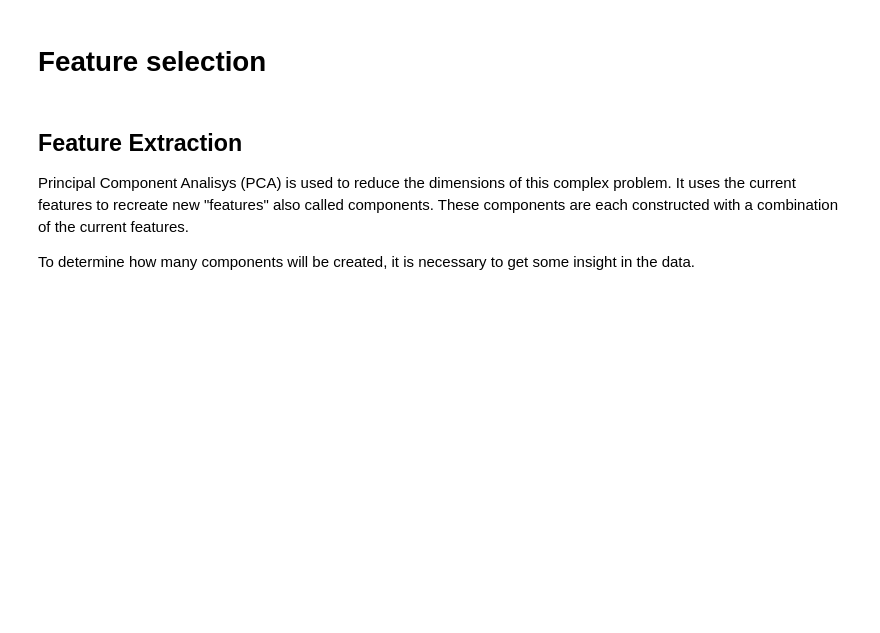
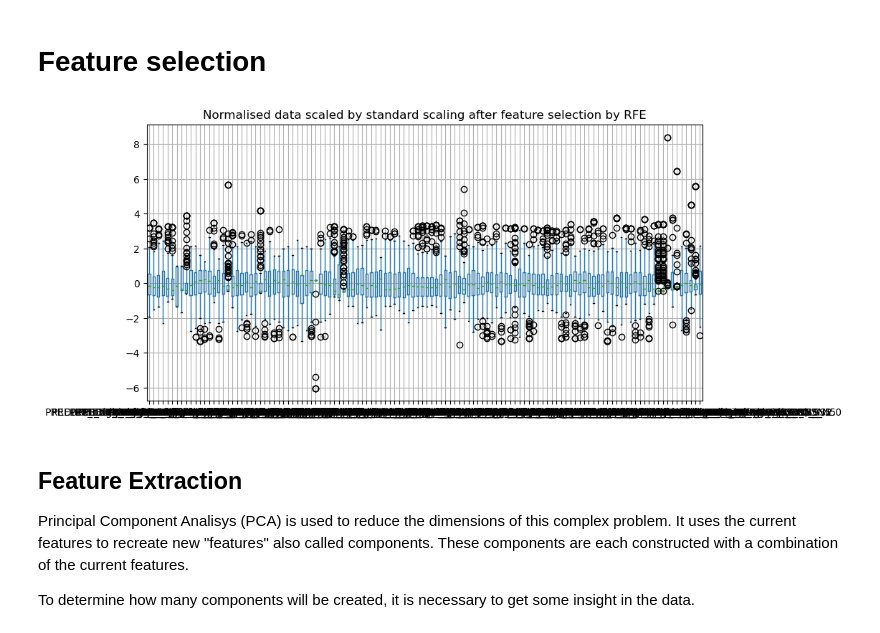
Before and after one commit to dpasqualini/TM10007_G16, a Jupyter notebook: assignment.ipynb, the cells around one changed output. Drawn from its saved outputs; the diff is of its cells as text; code cells hidden in the pictures; blank space fills up the shorter version.

Commit message:
Added function for feature selection and tried to fix pipeline

```diff
--- a/assignment.ipynb
+++ b/assignment.ipynb
@@ -160,6 +160,20 @@ def plt_lda(df_features, labels):
 
     return plt.show()
 
+def feature_selection(X_norm, y_d):
+    ''' This function selects 115 features from all the features because the ROC curves showed that
+    using 115 features is good for all three classfiers, furthermore it is close to 1/4th of the freatures
+    from the dataset. The feature selection is done bij RFE, which is to select features by recursively
+    considering smaller and smaller sets of features.'''
+
+
+    model = LogisticRegression(max_iter=1000)
+    rfe = RFE(estimator=model, n_features_to_select=120)
+    rfe.fit(X_norm, y_d.to_numpy().reshape(-1,))
+    final_features = X_norm.columns[rfe.support_]
+    final_X_norm = X_norm.loc[:, final_features]
+
+    return final_X_norm, final_features
 
 def PCA_info_notransform(X, selected_features):
     # Covariance matrix
@@ -431,45 +488,41 @@ The code beneath was not used
 # %% [markdown]
 # Feature selection
 # %%
-from sklearn.preprocessing import LabelEncoder
-
-n_original = X_norm.shape[1]
-feature_sizes = [10, 40, 115, n_original]
+# feature_sizes = [10, 40, 115, n_original]
 le = LabelEncoder()
 y_d_bin = le.fit_transform(y_d.to_numpy().reshape(-1,))
+# n_original = X_norm.shape[1]
 
 # classifiers = [LDA(), RandomForestClassifier(), SVC(probability=True)]
 # titles = ['LDA', 'RF', 'SVC']
 
 # for i, clf in enumerate(classifiers):
 #     plt.subplot(1, 3, i+1)
 #     plt.xlabel('False Positive Rate')
 #     plt.ylabel('True Positive Rate')
 #     plt.title('ROC Curve {}'.format(titles[i]))
 #     for size in feature_sizes:
 #         model = LogisticRegression(max_iter=1000)
 #         rfe = RFE(estimator=model, n_features_to_select=size)
 #         rfe.fit(X_tr_norm, y_d.to_numpy().reshape(-1,))
 #         selected_features = X_tr_norm.columns[rfe.support_]
 #         X_tr_norm_selected = X_tr_norm.loc[:, selected_features]
 #         clf.fit(X_tr_norm_selected, y_d.to_numpy().reshape(-1,))
 #         y_score_selected = clf.predict_proba(X_tr_norm_selected)
 #         fpr_selected,tpr_selected,thesholds_selected = roc_curve(y_d_bin, y_score_selected[:, 1])
 #         n_selected = X_tr_norm_selected.shape[1]
 #         plt.plot(fpr_selected, tpr_selected, label=f'Selected {n_selected} from {n_original} features.')
 
 # plt.legend()
 # plt.show()
 
-model = LogisticRegression(max_iter=1000)
-rfe = RFE(estimator=model, n_features_to_select=120)
-rfe.fit(X_norm, y_d.to_numpy().reshape(-1,))
-final_features = X_norm.columns[rfe.support_]
-final_X_norm = X_norm.loc[:, final_features]
+final_X_norm, final_features = feature_selection(X_norm, y_d)
 
 final_X_norm.boxplot(figsize=(10,5))
 plt.title('Normalised data scaled by standard scaling after feature selection by RFE')
 plt.show()
+# %% [output]
+[figure, added]
 # %% [markdown]
 ## Feature Extraction
 Principal Component Analisys (PCA) is used to reduce the dimensions of this complex problem. It uses the current features to recreate new "features" also called components. These components are each constructed with a combination of the current features.
```
Also changed, not shown: parts of 16 cells of this notebook.
